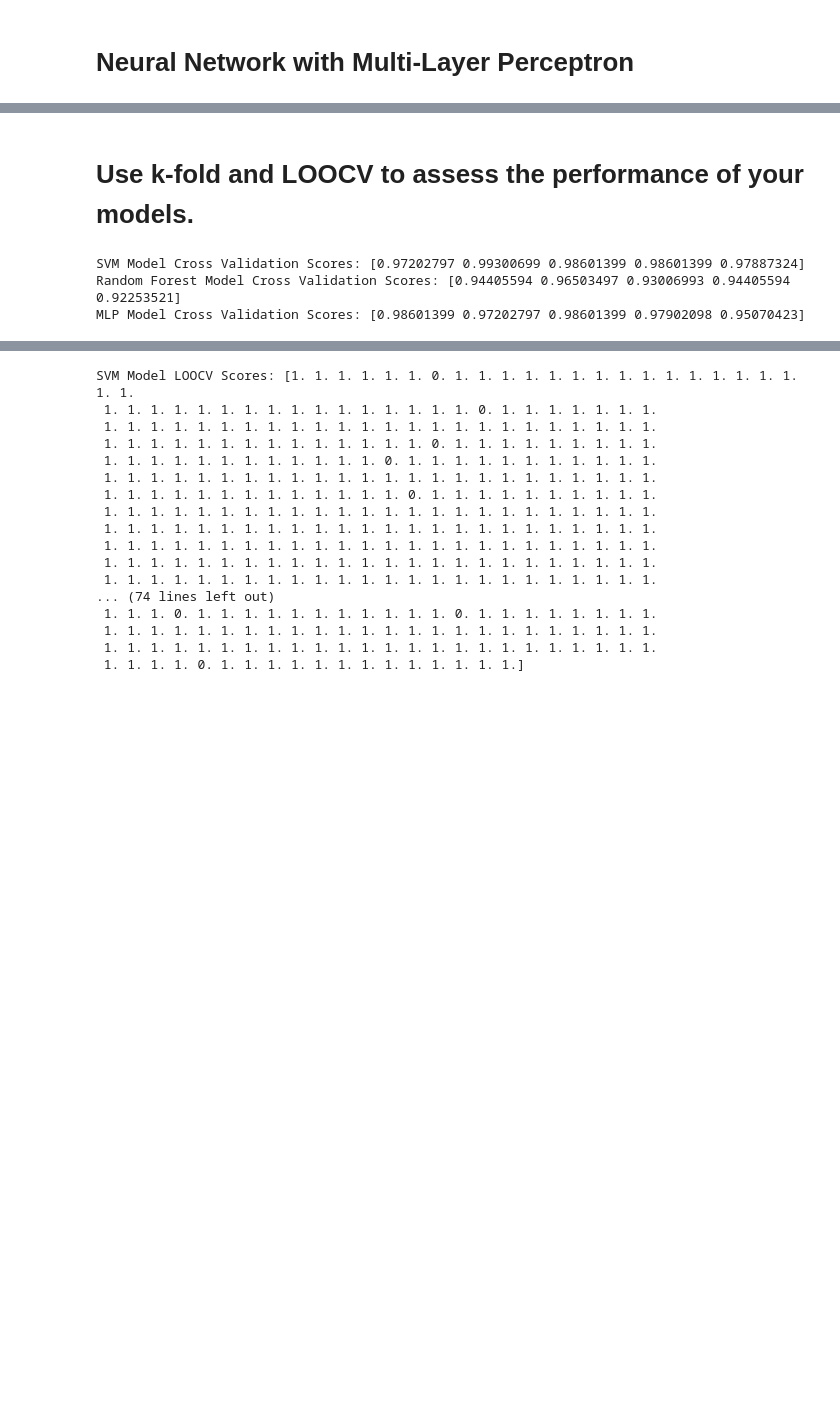
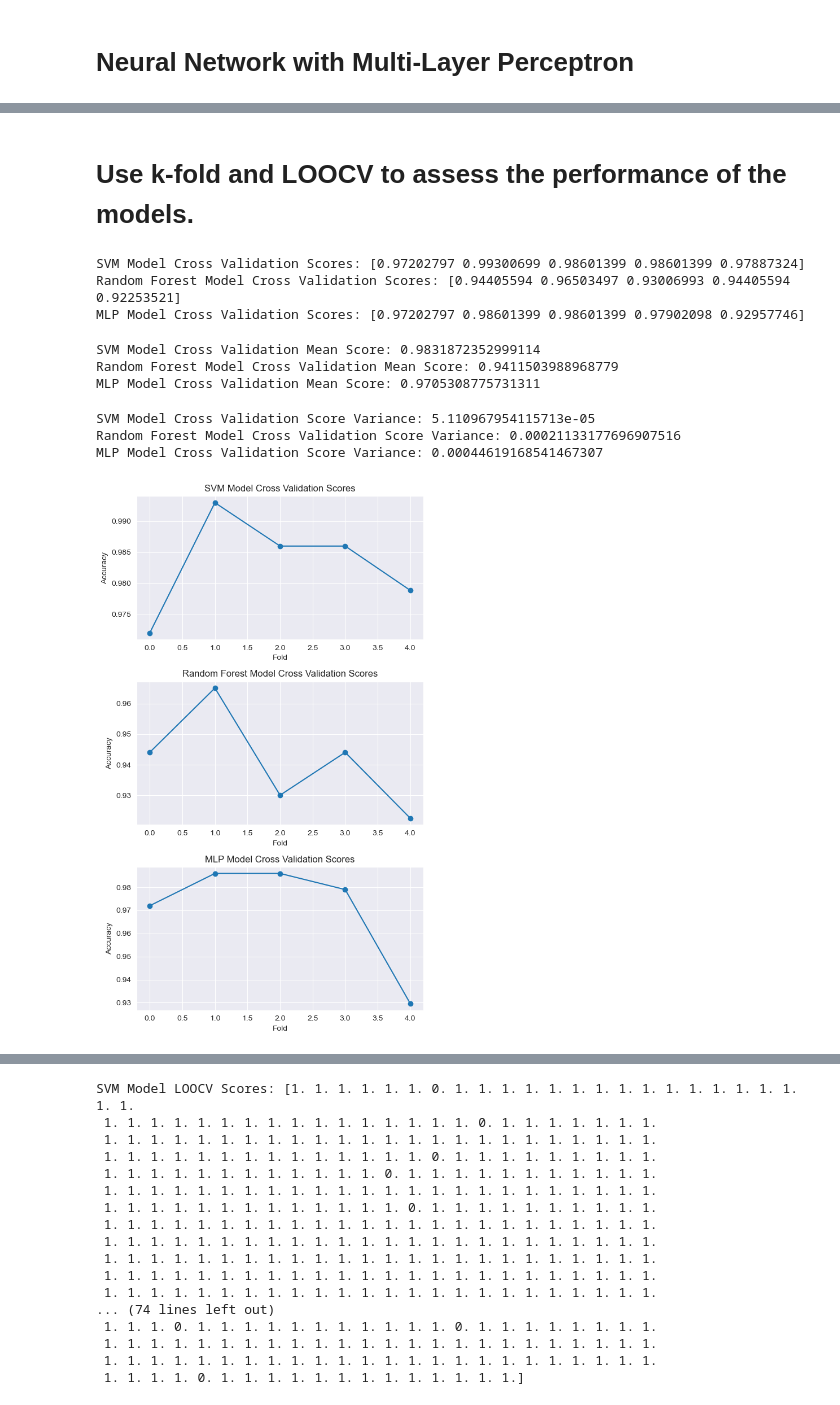
Before and after one commit to theHinneh/National-Poll-on-Healthy-Aging-NPHA-, a Jupyter notebook: npha.ipynb, the cells around one changed output, grey strips where cells are left out. Saved outputs shown, nothing was run; the diff lists cells and outputs as text; code cells hidden in the pictures; blank space fills up the shorter version.

```diff
--- a/npha.ipynb
+++ b/npha.ipynb
@@ -397,7 +406,7 @@ The Random Forest model seems to perform worse compared to the SVM model with an
 # Neural Network with Multi-Layer Perceptron
 # %%
 # Create and train the MLP model
-mlp_model = MLPClassifier(random_state=42, max_iter=1000)
+mlp_model = MLPClassifier(random_state=42, max_iter=1000, solver='lbfgs')
 mlp_model.fit(X_train, y_train)
 
 # Make predictions
@@ -429,7 +438,7 @@ The F1-score for high risk is 0.92, low risk is 0.98, and medium risk is 0.98.
 
 The MLP model seems to perform better than the Random Forest and SVM model with an overall accuracy of 97%.
 # %% [markdown]
-# Use k-fold and LOOCV to assess the performance of your models.
+# Use k-fold and LOOCV to assess the performance of the models.
 # %%
 from sklearn.model_selection import cross_val_score, LeaveOneOut
 # %%
@@ -448,4 +457,43 @@ print(f'MLP Model Cross Validation Scores: {mlp_scores}')
 # %% [output]
 SVM Model Cross Validation Scores: [0.97202797 0.99300699 0.98601399 0.98601399 0.97887324]
 Random Forest Model Cross Validation Scores: [0.94405594 0.96503497 0.93006993 0.94405594 0.92253521]
-MLP Model Cross Validation Scores: [0.98601399 0.97202797 0.98601399 0.97902098 0.95070423]
+MLP Model Cross Validation Scores: [0.97202797 0.98601399 0.98601399 0.97902098 0.92957746]
+# %%
+print(f'SVM Model Cross Validation Mean Score: {svm_scores.mean()}')
+print(f'Random Forest Model Cross Validation Mean Score: {rf_scores.mean()}')
+print(f'MLP Model Cross Validation Mean Score: {mlp_scores.mean()}')
+# %% [output]
+SVM Model Cross Validation Mean Score: 0.9831872352999114
+Random Forest Model Cross Validation Mean Score: 0.9411503988968779
+MLP Model Cross Validation Mean Score: 0.9705308775731311
+# %%
+# variance of the scores
+print(f'SVM Model Cross Validation Score Variance: {svm_scores.var()}')
+print(f'Random Forest Model Cross Validation Score Variance: {rf_scores.var()}')
+print(f'MLP Model Cross Validation Score Variance: {mlp_scores.var()}')
+# %% [output]
+SVM Model Cross Validation Score Variance: 5.110967954115713e-05
+Random Forest Model Cross Validation Score Variance: 0.00021133177696907516
+MLP Model Cross Validation Score Variance: 0.00044619168541467307
+# %%
+fig, axes = plt.subplots(3, 1, figsize=(6, 10))
+
+axes[0].plot(svm_scores, marker='o')
+axes[0].set_title('SVM Model Cross Validation Scores')
+axes[0].set_xlabel('Fold')
+axes[0].set_ylabel('Accuracy')
+
+axes[1].plot(rf_scores, marker='o')
+axes[1].set_title('Random Forest Model Cross Validation Scores')
+axes[1].set_xlabel('Fold')
+axes[1].set_ylabel('Accuracy')
+
+axes[2].plot(mlp_scores, marker='o')
+axes[2].set_title('MLP Model Cross Validation Scores')
+axes[2].set_xlabel('Fold')
+axes[2].set_ylabel('Accuracy')
+
+plt.tight_layout()
+plt.show()
+# %% [output]
+[figure, added]
```
Also changed, not shown: parts of 9 cells of this notebook, 1 other file.
